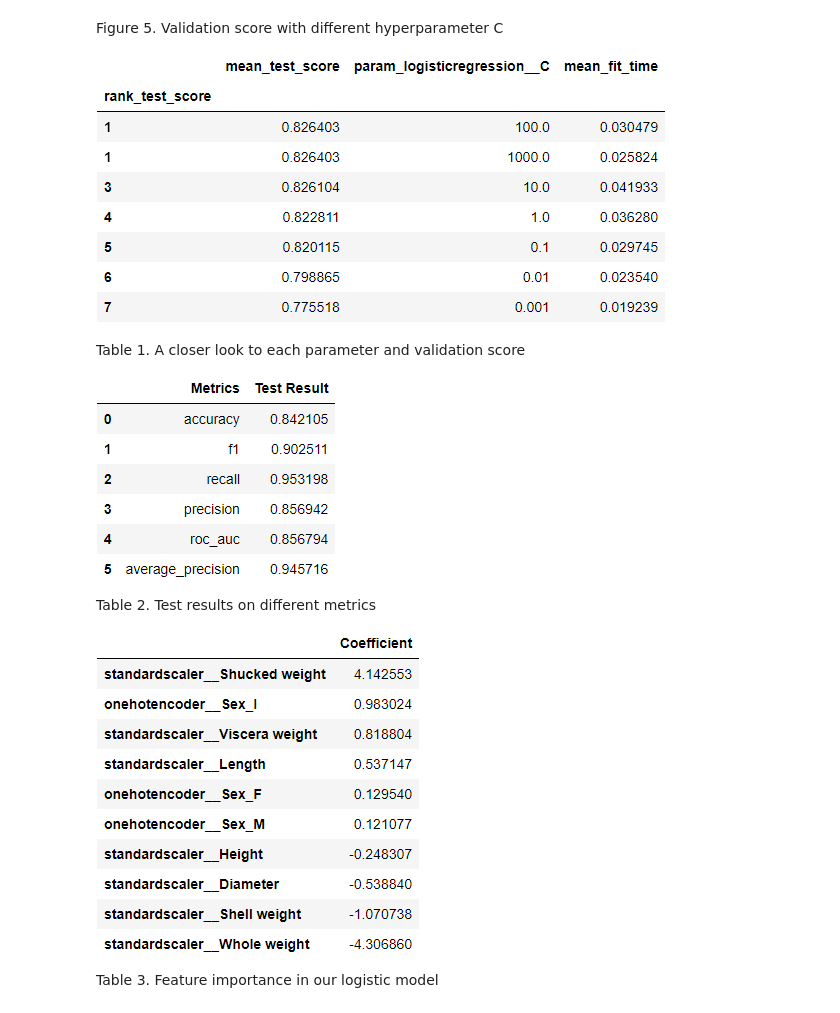
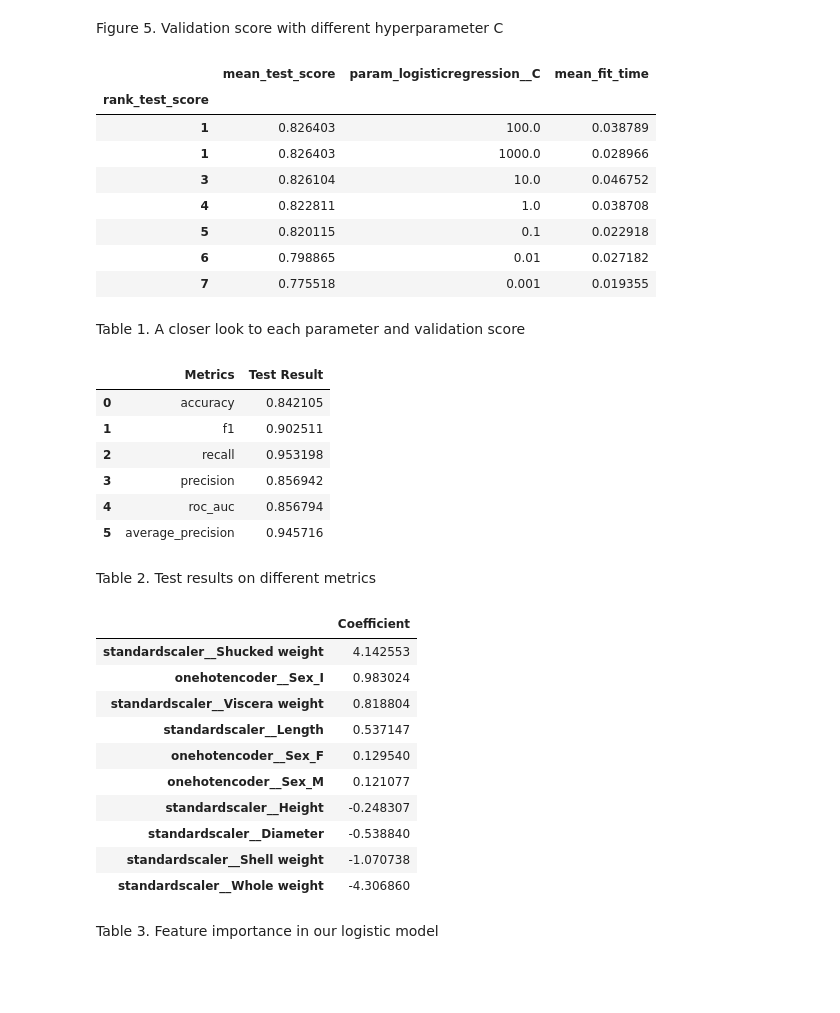
Before and after one commit to veerupandey/abalone_age_classification, a Jupyter notebook: docs/Project_report_milestone2.ipynb, the cells around one changed output. Drawn from its saved outputs; the diff is of its cells as text; code cells hidden in the pictures; blank space fills up the shorter version.

Commit message:
Remove dependency from datafram_image package

```diff
--- a/docs/Project_report_milestone2.ipynb
+++ b/docs/Project_report_milestone2.ipynb
@@ -80,21 +81,45 @@ Image("../results/model/cv_result.png")
 # %% [markdown]
 Figure 5. Validation score with different hyperparameter C
 # %%
-Image("../results/model/train_result_table.png")
+HTML('../results/model/train_result_table.html')
 # %% [output]
-[figure, removed]
+|  | mean_test_score | param_logisticregression__C | mean_fit_time |
+| rank_test_score |  |  |  |
+| 1 | 0.826403 | 100.0 | 0.038789 |
+| 1 | 0.826403 | 1000.0 | 0.028966 |
+| 3 | 0.826104 | 10.0 | 0.046752 |
+| 4 | 0.822811 | 1.0 | 0.038708 |
+| 5 | 0.820115 | 0.1 | 0.022918 |
+| 6 | 0.798865 | 0.01 | 0.027182 |
+| 7 | 0.775518 | 0.001 | 0.019355 |
 # %% [markdown]
 Table 1. A closer look to each parameter and validation score
 # %%
-Image("../results/model/test_result_table.png")
+HTML("../results/model/test_result_table.html")
 # %% [output]
-[figure, removed]
+|  | Metrics | Test Result |
+| 0 | accuracy | 0.842105 |
+| 1 | f1 | 0.902511 |
+| 2 | recall | 0.953198 |
+| 3 | precision | 0.856942 |
+| 4 | roc_auc | 0.856794 |
+| 5 | average_precision | 0.945716 |
 # %% [markdown]
 Table 2. Test results on different metrics
 # %%
-Image("../results/model/coeff_sorted.png")
+HTML("../results/model/coeff_sorted.html")
 # %% [output]
-[figure, removed]
+|  | Coefficient |
+| standardscaler__Shucked weight | 4.142553 |
+| onehotencoder__Sex_I | 0.983024 |
+| standardscaler__Viscera weight | 0.818804 |
+| standardscaler__Length | 0.537147 |
+| onehotencoder__Sex_F | 0.129540 |
+| onehotencoder__Sex_M | 0.121077 |
+| standardscaler__Height | -0.248307 |
+| standardscaler__Diameter | -0.538840 |
+| standardscaler__Shell weight | -1.070738 |
+| standardscaler__Whole weight | -4.306860 |
 # %% [markdown]
 Table 3. Feature importance in our logistic model
 # %%
```
Also changed, not shown: parts of 5 cells of this notebook, 6 other files.
